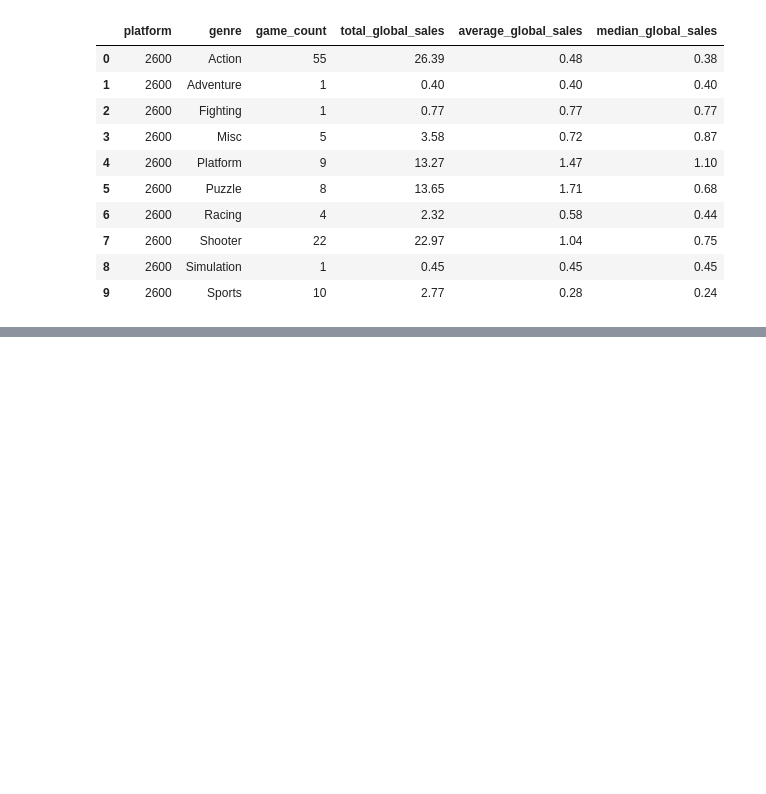
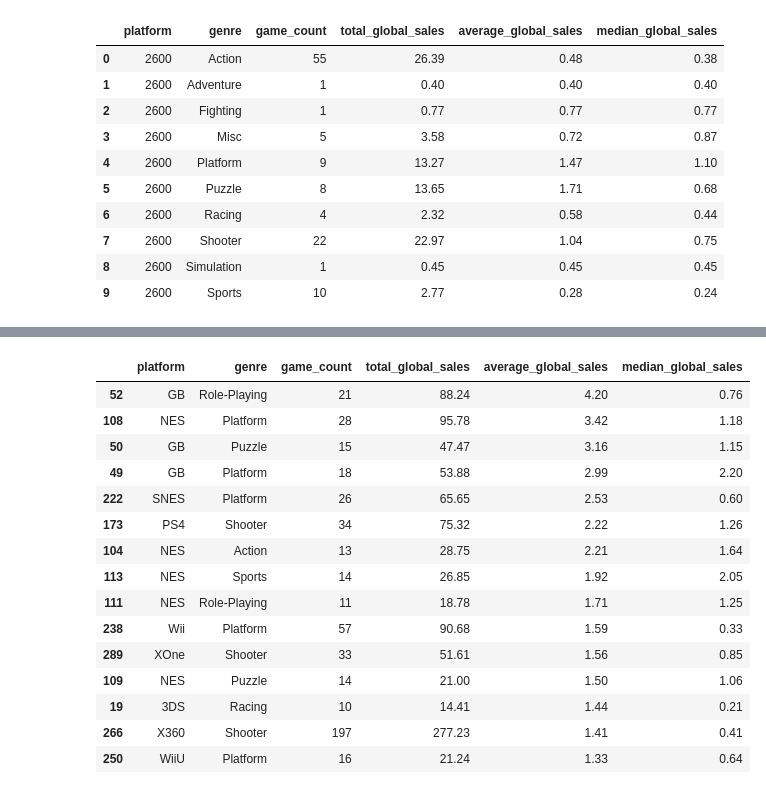
Before and after one commit to tylernsocial/data-analysis-on-the-videogame-industry, a Jupyter notebook: notebooks/research_questions_and_modeling/07_genre_performance_across_platforms.ipynb, the cells around one changed output, grey strips where cells are left out. Cells and saved outputs as stored; diff of their text form; code cells hidden in the pictures; blank space fills up the shorter version.

```diff
--- a/notebooks/research_questions_and_modeling/07_genre_performance_across_platforms.ipynb
+++ b/notebooks/research_questions_and_modeling/07_genre_performance_across_platforms.ipynb
@@ -135,0 +174,25 @@ genre_platform_summary.head(10)
+# %%
+top_average_sales = (
+    reliable_combinations
+    .sort_values("average_global_sales", ascending=False)
+    .head(15)
+)
+
+top_average_sales
+# %% [output]
+|  | platform | genre | game_count | total_global_sales | average_global_sales | median_global_sales |
+| 52 | GB | Role-Playing | 21 | 88.24 | 4.20 | 0.76 |
+| 108 | NES | Platform | 28 | 95.78 | 3.42 | 1.18 |
+| 50 | GB | Puzzle | 15 | 47.47 | 3.16 | 1.15 |
+| 49 | GB | Platform | 18 | 53.88 | 2.99 | 2.20 |
+| 222 | SNES | Platform | 26 | 65.65 | 2.53 | 0.60 |
+| 173 | PS4 | Shooter | 34 | 75.32 | 2.22 | 1.26 |
+| 104 | NES | Action | 13 | 28.75 | 2.21 | 1.64 |
+| 113 | NES | Sports | 14 | 26.85 | 1.92 | 2.05 |
+| 111 | NES | Role-Playing | 11 | 18.78 | 1.71 | 1.25 |
+| 238 | Wii | Platform | 57 | 90.68 | 1.59 | 0.33 |
+| 289 | XOne | Shooter | 33 | 51.61 | 1.56 | 0.85 |
+| 109 | NES | Puzzle | 14 | 21.00 | 1.50 | 1.06 |
+| 19 | 3DS | Racing | 10 | 14.41 | 1.44 | 0.21 |
+| 266 | X360 | Shooter | 197 | 277.23 | 1.41 | 0.41 |
+| 250 | WiiU | Platform | 16 | 21.24 | 1.33 | 0.64 |
```
Also changed, not shown: parts of 5 cells of this notebook.
